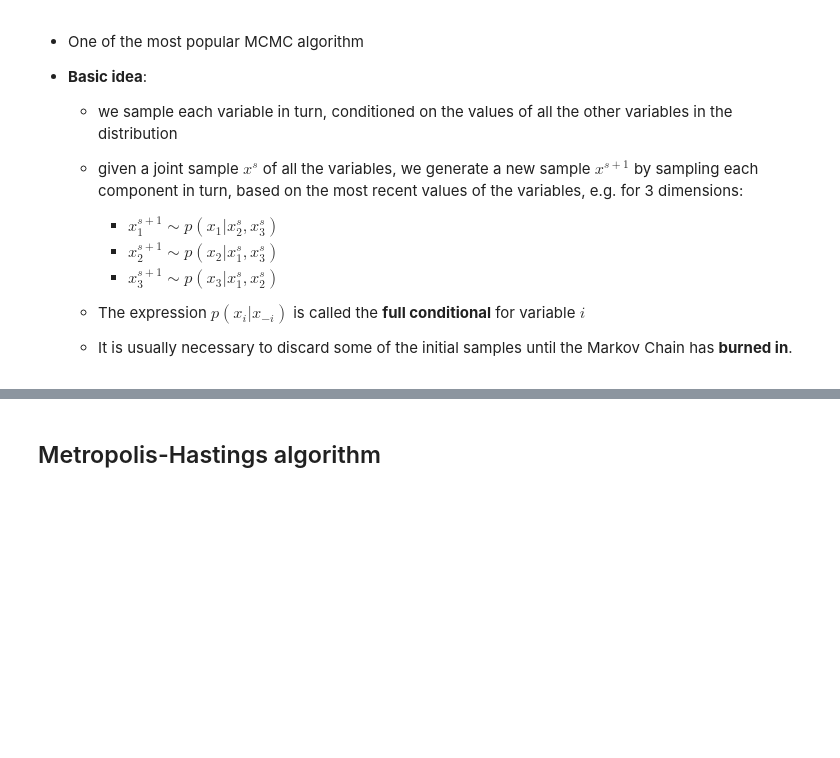
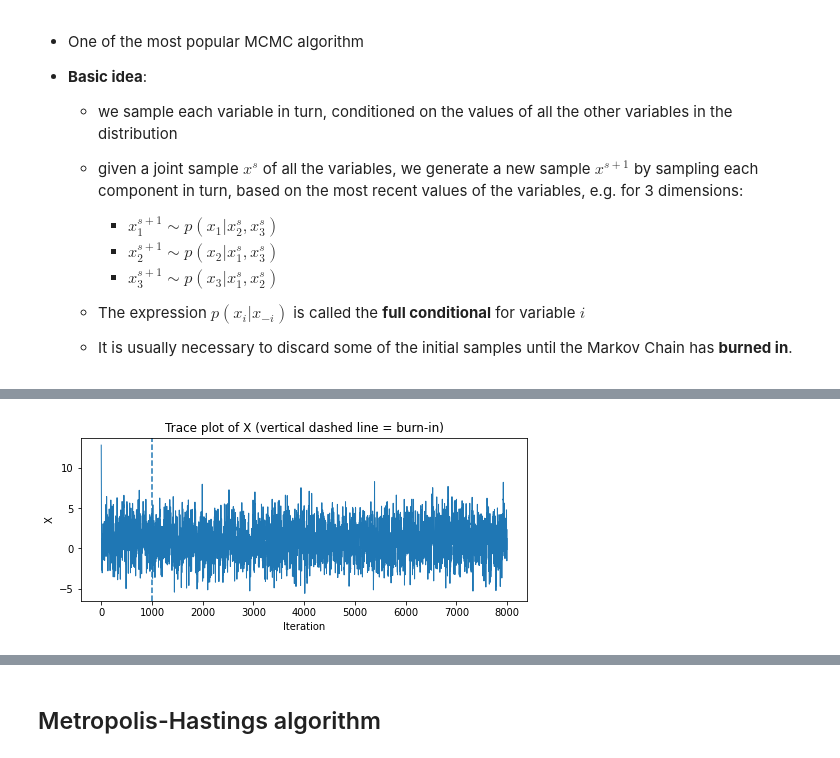
Before and after one commit to fforster/AS4501, a Jupyter notebook: Bayesian/Bayesian.ipynb, the cells around one changed output, grey strips where cells are left out. Cells and saved outputs as stored; diff of their text form; code cells hidden in the pictures; blank space fills up the shorter version.

```diff
--- a/Bayesian/Bayesian.ipynb
+++ b/Bayesian/Bayesian.ipynb
@@ -161,0 +181,97 @@ However, if there is a big mismatch between prior and posterior this procedure i
+# %%
+# Gibbs sampling demo for a bivariate normal target
+# Target: (X, Y) ~ N(mu, Sigma) with easy conditional normals
+import numpy as np
+import matplotlib.pyplot as plt
+
+np.random.seed(42)
+
+# ----- Target distribution parameters -----
+mu = np.array([1.0, -2.0])
+rho = 0.8
+sigma_x = 2.0
+sigma_y = 1.0
+Sigma = np.array([
+    [sigma_x**2, rho * sigma_x * sigma_y],
+    [rho * sigma_x * sigma_y, sigma_y**2]
+])
+
+# Useful precomputations for conditionals
+# X | Y=y  ~ N( mu_x + rho*(sigma_x/sigma_y)*(y - mu_y),  (1 - rho^2)*sigma_x^2 )
+# Y | X=x  ~ N( mu_y + rho*(sigma_y/sigma_x)*(x - mu_x),  (1 - rho^2)*sigma_y^2 )
+mu_x, mu_y = mu
+cond_var_x = (1 - rho**2) * sigma_x**2
+cond_var_y = (1 - rho**2) * sigma_y**2
+cond_sd_x = np.sqrt(cond_var_x)
+cond_sd_y = np.sqrt(cond_var_y)
+
+def sample_x_given_y(y):
+    mean = mu_x + rho * (sigma_x / sigma_y) * (y - mu_y)
+    return np.random.normal(mean, cond_sd_x)
+
+def sample_y_given_x(x):
+    mean = mu_y + rho * (sigma_y / sigma_x) * (x - mu_x)
+    return np.random.normal(mean, cond_sd_y)
+
+# ----- Gibbs sampler -----
+num_samples = 8000
+burn_in = 1000
+
+xs = np.zeros(num_samples)
+ys = np.zeros(num_samples)
+
+# initialize at an arbitrary point (far from the mean on purpose)
+x_curr, y_curr = -6.0, 5.0
+
+for t in range(num_samples):
+    # sample X | Y
+    x_curr = sample_x_given_y(y_curr)
+    # sample Y | X
+    y_curr = sample_y_given_x(x_curr)
+    xs[t] = x_curr
+    ys[t] = y_curr
+
+# Discard burn-in
+xs_b = xs[burn_in:]
+ys_b = ys[burn_in:]
+
+# ----- Diagnostics -----
+emp_mean = np.array([xs_b.mean(), ys_b.mean()])
+emp_cov = np.cov(np.vstack([xs_b, ys_b]))
+
+print("Target mu =", mu)
+print("Empirical mean (post burn-in) =", emp_mean)
+print("\nTarget Sigma =\n", Sigma)
+print("Empirical covariance (post burn-in) =\n", emp_cov)
+
+# ----- Plots -----
+# 1) Trace of X
+plt.figure(figsize=(8, 3))
+plt.plot(xs, linewidth=1)
+plt.axvline(burn_in, linestyle="--")
+plt.title("Trace plot of X (vertical dashed line = burn-in)")
+plt.xlabel("Iteration")
+plt.ylabel("X")
+plt.show()
+
+# 2) Trace of Y
+plt.figure(figsize=(8, 3))
+plt.plot(ys, linewidth=1)
+plt.axvline(burn_in, linestyle="--")
+plt.title("Trace plot of Y (vertical dashed line = burn-in)")
+plt.xlabel("Iteration")
+plt.ylabel("Y")
+plt.show()
+
+# 3) Scatter of samples vs. true mean (post burn-in)
+plt.figure(figsize=(5, 5))
+npt = 30
+plt.plot(np.array(list(zip(xs_b[:npt], xs_b[1:npt+1]))).flatten()[1:],
+np.array(list(zip(ys_b[:npt], ys_b[1:npt+1]))).flatten()[:-1], c='r')
+plt.scatter(xs_b[:], ys_b[:], s=8, alpha=0.5)  # thinning for visibility
+plt.scatter([mu_x], [mu_y], marker="x", s=100)     # true mean
+plt.title("Gibbs samples (post burn-in)")
+plt.xlabel("X")
+plt.ylabel("Y")
+plt.show()
+# %% [output]
@@ -161,0 +287 @@ However, if there is a big mismatch between prior and posterior this procedure i
+[figure, added]
```
Also changed, not shown: parts of 17 cells of this notebook.
